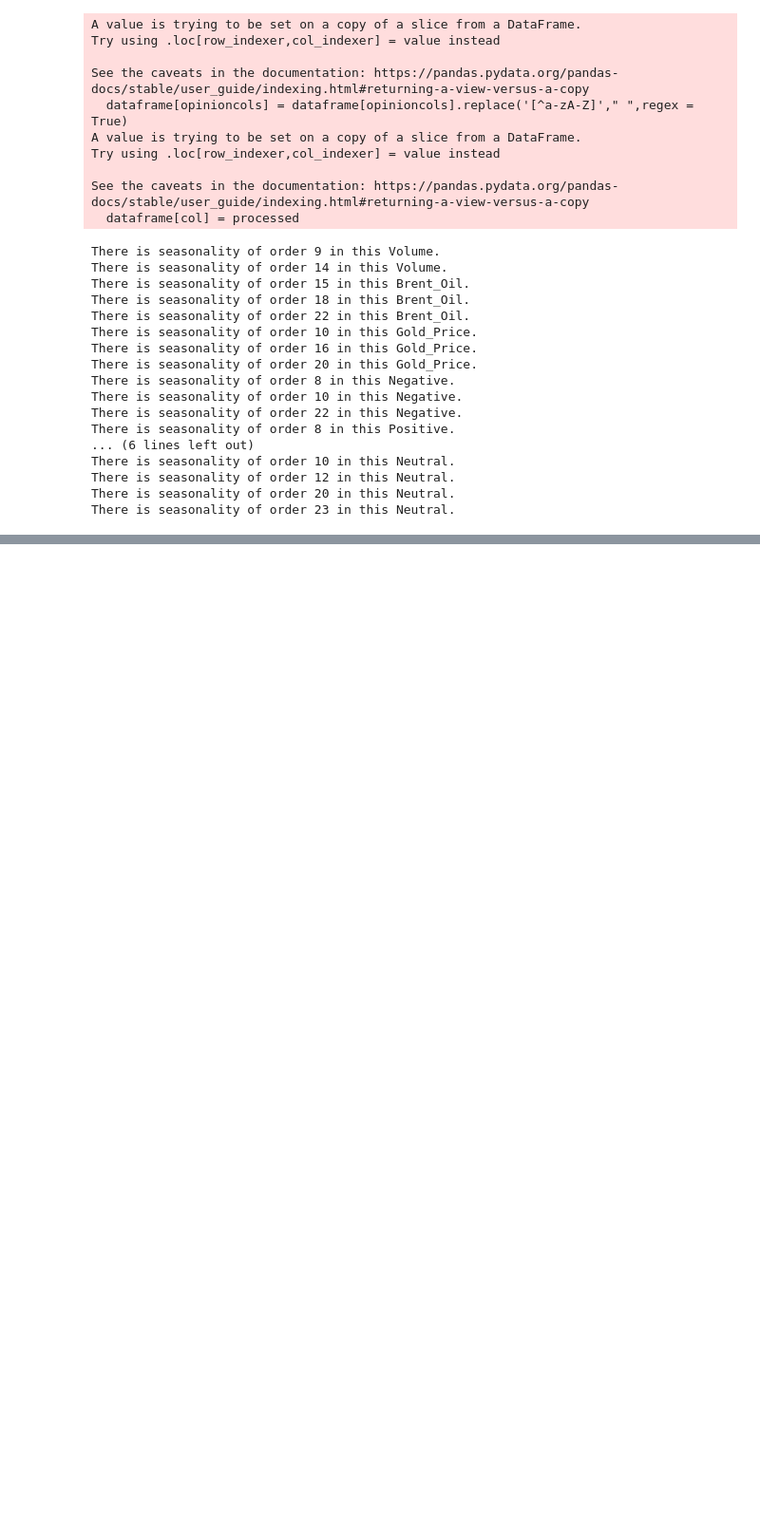
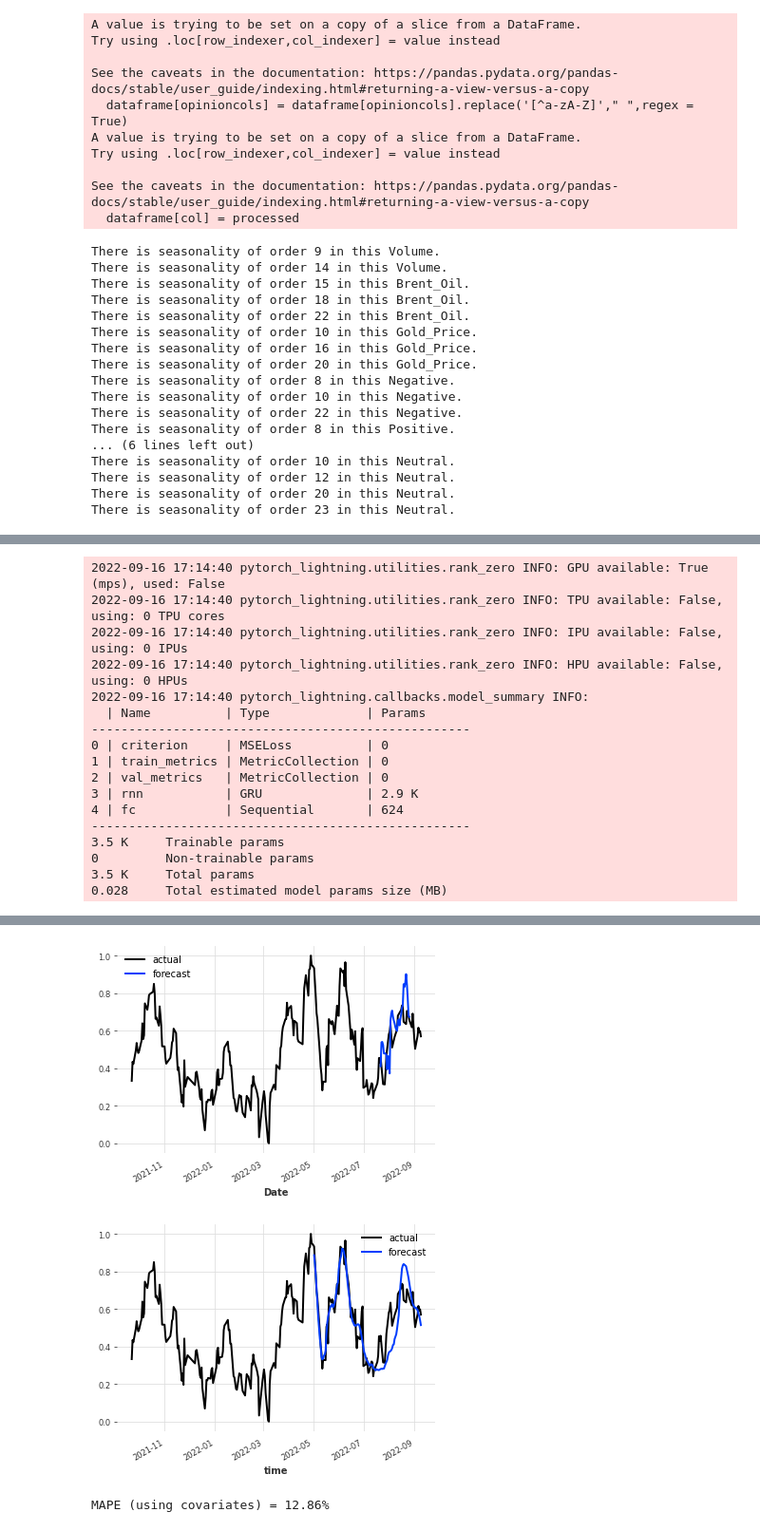
Before and after one commit to kkap250901/Stock-Prediction, a Jupyter notebook: Macro-analysis.ipynb, the cells around one changed output, grey strips where cells are left out. Shown at 95% size. Cells and saved outputs as stored; diff of their text form; code cells hidden in the pictures; blank space fills up the shorter version.

```diff
--- a/Macro-analysis.ipynb
+++ b/Macro-analysis.ipynb
@@ -422,0 +423,62 @@ MAPE (using covariates) = 12.61%
+# %%
+covcols =['Open', 'High', 'Low', 'Volume', 'Brent_Oil','Gold_Price', 'USD_Exchange_Rate', 'Negative', 'Positive', 'Neutral']
+# totransform = ['Open', 'High','Close', 'Low', 'Volume', 'Brent_Oil','Gold_Price', 'USD_Exchange_Rate']
+# Data Preprocessing to scale the data before splitting
+macro_scale = Scaler()
+Macro = macro_scale.fit_transform(Macro)
+# The target variable is first split into last 50 periods
+taget_train,target_val = Macro['Close'][:-50],Macro['Close'][-50:]
+# taget_train1,target_val1 = Sentiment['Negative'][:-50],Sentiment['Negative'][-50:]
+covariate_train,covariate_val = Macro[covcols][:-50],Macro[covcols][-50:]
+# covariate_train1,covariate_val1 = Sentiment[covcols1][:-50],Sentiment[covcols1][-50:]
+model_cov = BlockRNNModel(
+    model="GRU",
+    input_chunk_length=50,
+    output_chunk_length=24,
+    n_epochs=600,
+    random_state=0,
+)
+model_cov.fit(
+    series=taget_train,
+    past_covariates=covariate_train,
+    verbose=True,
+)
+pred_cov = model_cov.predict(n=36, series=taget_train, past_covariates=Macro[covcols])
+Macro['Close'].plot(label="actual")
+pred_cov.plot(label="forecast")
+plt.legend()
+plt.show()
+
+backtest_cov = model_cov.historical_forecasts(
+    Macro['Close'],
+    past_covariates=Macro[covcols],
+    start=0.6,
+    forecast_horizon=12,
+    stride=1,
+    retrain=False,
+    verbose=False,
+)
+
+Macro['Close'].plot(label="actual")
+backtest_cov.plot(label="forecast")
+plt.legend()
+plt.show()
+print("MAPE (using covariates) = {:.2f}%".format(mape(Macro['Close'], backtest_cov)))
+# %% [output]
+2022-09-16 17:14:40 pytorch_lightning.utilities.rank_zero INFO: GPU available: True (mps), used: False
+2022-09-16 17:14:40 pytorch_lightning.utilities.rank_zero INFO: TPU available: False, using: 0 TPU cores
+2022-09-16 17:14:40 pytorch_lightning.utilities.rank_zero INFO: IPU available: False, using: 0 IPUs
+2022-09-16 17:14:40 pytorch_lightning.utilities.rank_zero INFO: HPU available: False, using: 0 HPUs
+2022-09-16 17:14:40 pytorch_lightning.callbacks.model_summary INFO:
+  | Name          | Type             | Params
+---------------------------------------------------
+0 | criterion     | MSELoss          | 0
+1 | train_metrics | MetricCollection | 0
+2 | val_metrics   | MetricCollection | 0
+3 | rnn           | GRU              | 2.9 K
+4 | fc            | Sequential       | 624
+---------------------------------------------------
+3.5 K     Trainable params
+0         Non-trainable params
+3.5 K     Total params
+0.028     Total estimated model params size (MB)
@@ -422,0 +486,3 @@ MAPE (using covariates) = 12.61%
+[figure, added]
+[figure, added]
+MAPE (using covariates) = 12.86%
```
Also changed, not shown: parts of 2 cells of this notebook.
